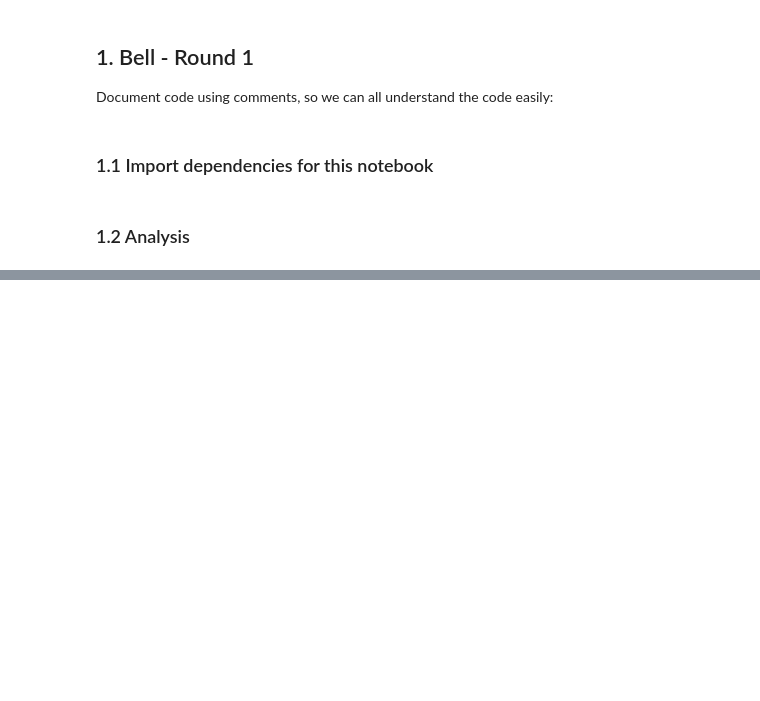
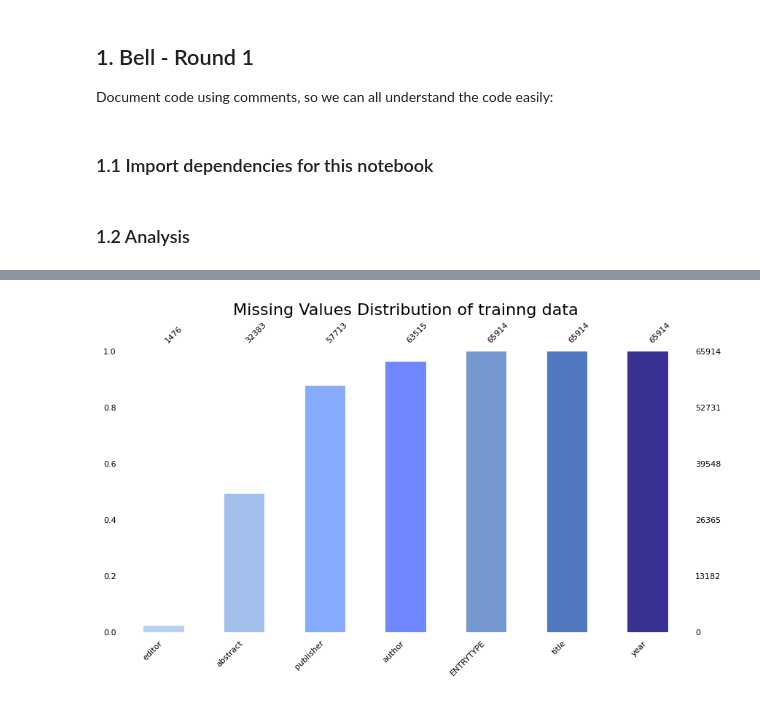
Before and after one commit to larshanen/MLChallenge, a Jupyter notebook: notebooks/Bell_round1.ipynb, the cells around one changed output, grey strips where cells are left out. Cells and saved outputs as stored; diff of their text form; code cells hidden in the pictures; blank space fills up the shorter version.

Commit message:
Missing_values_analysis

```diff
--- a/notebooks/Bell_round1.ipynb
+++ b/notebooks/Bell_round1.ipynb
@@ -26,0 +76,16 @@ myLabels.head()
+# %%
+
+#for training data
+import missingno as msno
+import matplotlib.pyplot as plt
+color_palette = ['#bbd1f3', '#a3bfeb', '#87acff','#7088ff', "#7598cf","#5079bf", "#393292"]
+
+# Customize the `msno.bar()` function to use the custom color palette
+def custom_msno_bar(df):
+    msno.bar(df, color=color_palette, sort="ascending", figsize=(10,5), fontsize=8)
+    plt.title("Missing Values Distribution of trainng data", fontsize=16)
+
+custom_msno_bar(train)
+plt.show()
+# %% [output]
+[figure, added]
```
Also changed, not shown: parts of 12 cells of this notebook.
